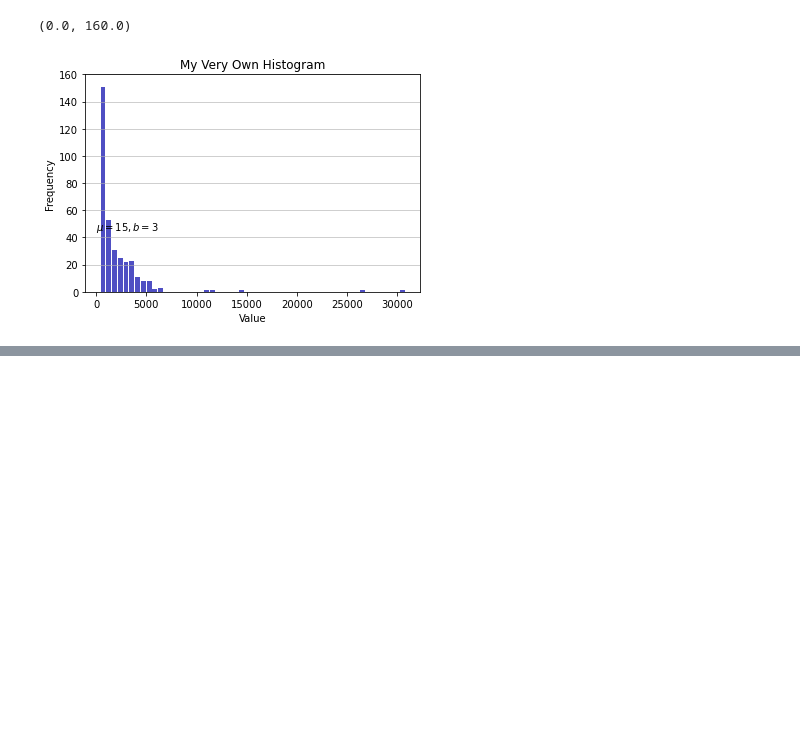
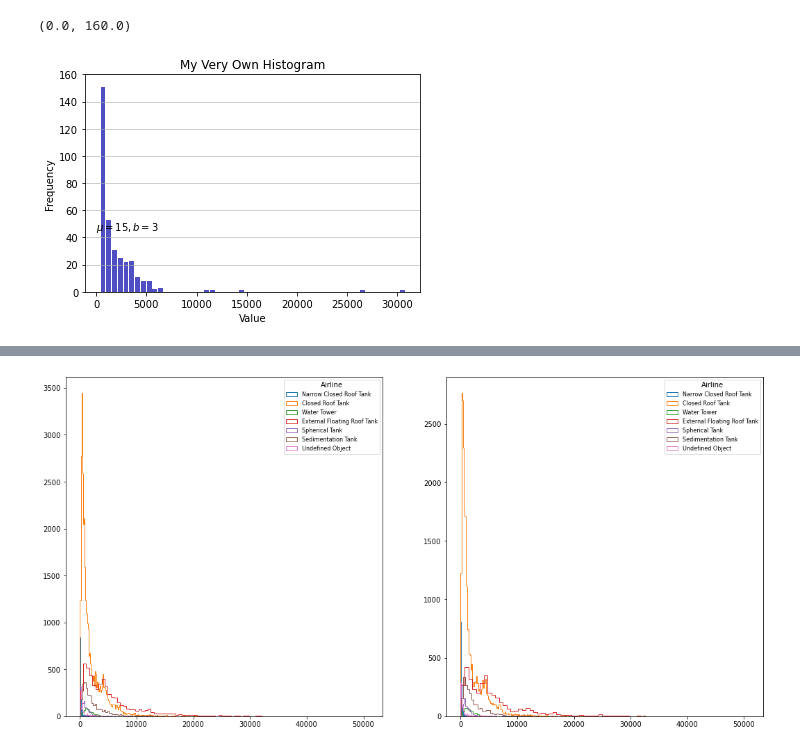
Before and after one commit to celinerobi/ast_object_detection_public, a Jupyter notebook: object_detection/bounding_box_size.ipynb, the cells around one changed output, grey strips where cells are left out. Saved outputs shown, nothing was run; the diff lists cells and outputs as text; code cells hidden in the pictures; blank space fills up the shorter version.

```diff
--- a/object_detection/bounding_box_size.ipynb
+++ b/object_detection/bounding_box_size.ipynb
@@ -66,0 +74,80 @@ def area_dist(parent_dir, img_ids, anno_dir, keep_difficult = True, bbox_remove
+# %%
+keep_difficult_input = [True,False]
+box_remove_input = [0,0]
+
+names = ['Keep difficult objects and all objects', "Remove difficult objects",
+         "Remove difficult objects and bounding boxes less than 10**2 in area", "Remove difficult objects and bounding boxes 20**2"]
+
+fig, axes = plt.subplots(1,2, figsize=(18,9))
+counter = 0
+for name, ax in zip(names, axes.flatten()):
+    print(keep_difficult_input[counter], box_remove_input[counter])
+    area_dict, area_sqrt_dict, aspect_ratio_dict = area_and_aspect_ratio(parent_dir, img_ids, anno_dir, keep_difficult = keep_difficult_input[counter], bbox_remove = box_remove_input[counter])
+    # Draw the density plot
+    #ax.set_xscale('log')
+    #ax.set_xlim(0,100000)
+    ax.hist(area_dict["narrow_closed_roof_tank"],  bins='auto', stacked=True,fill=False,histtype='step', label = "Narrow Closed Roof Tank")
+    ax.hist(area_dict["closed_roof_tank"],  bins='auto', stacked=True, fill=False, histtype='step', label = "Closed Roof Tank")
+
+    ax.hist(area_dict["water_tower"],  bins='auto', stacked=True, fill=False,  histtype='step' ,label = "Water Tower")
+
+    ax.hist(area_dict["external_floating_roof_tank"],  bins='auto', stacked=True, fill=False, histtype='step', label = "External Floating Roof Tank")
+
+    ax.hist(area_dict["spherical_tank"],  bins='auto', stacked=True, fill=False, histtype='step', label = "Spherical Tank")
+
+    ax.hist(area_dict["sedimentation_tank"],  bins='auto', stacked=True, fill=False, histtype='step', label = "Sedimentation Tank")
+    ax.hist(area_dict["undefined_object"],  bins='auto', stacked=True, fill=False, histtype='step', label = "Undefined Object")
+    # Plot formatting
+    ax.legend(prop={'size': 8}, title = 'Airline')
+    counter += 1
+plt.show()
+
+
+fig, axes = plt.subplots(1,2, figsize=(18,9))
+counter = 0
+for name, ax in zip(names, axes.flatten()):
+    print(keep_difficult_input[counter], box_remove_input[counter])
+    area_dict, area_sqrt_dict, aspect_ratio_dict = area_and_aspect_ratio(parent_dir, img_ids, anno_dir, keep_difficult = keep_difficult_input[counter], bbox_remove = box_remove_input[counter])
+    # Draw the density plot
+    #ax.set_xscale('log')
+    #ax.set_xlim(0,15)
+    ax.hist(area_sqrt_dict["narrow_closed_roof_tank"],  bins='auto', stacked=True,fill=False,histtype='step', label = "Narrow Closed Roof Tank")
+    ax.hist(area_sqrt_dict["closed_roof_tank"],  bins='auto', stacked=True, fill=False, histtype='step', label = "Closed Roof Tank")
+
+    ax.hist(area_sqrt_dict["water_tower"],  bins='auto', stacked=True, fill=False,  histtype='step' ,label = "Water Tower")
+
+    ax.hist(area_sqrt_dict["external_floating_roof_tank"],  bins='auto', stacked=True, fill=False, histtype='step', label = "External Floating Roof Tank")
+
+    ax.hist(area_sqrt_dict["spherical_tank"],  bins='auto', stacked=True, fill=False, histtype='step', label = "Spherical Tank")
+
+    ax.hist(area_sqrt_dict["sedimentation_tank"],  bins='auto', stacked=True, fill=False, histtype='step', label = "Sedimentation Tank")
+    ax.hist(area_sqrt_dict["undefined_object"],  bins='auto', stacked=True, fill=False, histtype='step', label = "Undefined Object")
+    # Plot formatting
+    ax.legend(prop={'size': 8}, title = 'Airline')
+    counter += 1
+plt.show()
+
+fig, axes = plt.subplots(1,2, figsize=(18,9))
+counter = 0
+for name, ax in zip(names, axes.flatten()):
+    print(keep_difficult_input[counter], box_remove_input[counter])
+    area_dict, area_sqrt_dict, aspect_ratio_dict = area_and_aspect_ratio(parent_dir, img_ids, anno_dir, keep_difficult = keep_difficult_input[counter], bbox_remove = box_remove_input[counter])
+    # Draw the density plot
+    #ax.set_xscale('log')
+    #ax.set_xlim(0,15)
+    ax.hist(aspect_ratio["narrow_closed_roof_tank"],  bins='auto', stacked=True,fill=False,histtype='step', label = "Narrow Closed Roof Tank")
+    ax.hist(aspect_ratio["closed_roof_tank"],  bins='auto', stacked=True, fill=False, histtype='step', label = "Closed Roof Tank")
+
+    ax.hist(aspect_ratio["water_tower"],  bins='auto', stacked=True, fill=False,  histtype='step' ,label = "Water Tower")
+
+    ax.hist(aspect_ratio["external_floating_roof_tank"],  bins='auto', stacked=True, fill=False, histtype='step', label = "External Floating Roof Tank")
+
+    ax.hist(aspect_ratio["spherical_tank"],  bins='auto', stacked=True, fill=False, histtype='step', label = "Spherical Tank")
+
+    ax.hist(aspect_ratio["sedimentation_tank"],  bins='auto', stacked=True, fill=False, histtype='step', label = "Sedimentation Tank")
+    ax.hist(aspect_ratio["undefined_object"],  bins='auto', stacked=True, fill=False, histtype='step', label = "Undefined Object")
+    # Plot formatting
+    ax.legend(prop={'size': 8}, title = 'Airline')
+    counter += 1
+plt.show()
+# %% [output]
@@ -66,0 +156 @@ def area_dist(parent_dir, img_ids, anno_dir, keep_difficult = True, bbox_remove
+[figure, added]
```
Also changed, not shown: parts of 13 cells of this notebook, 1 other file.
